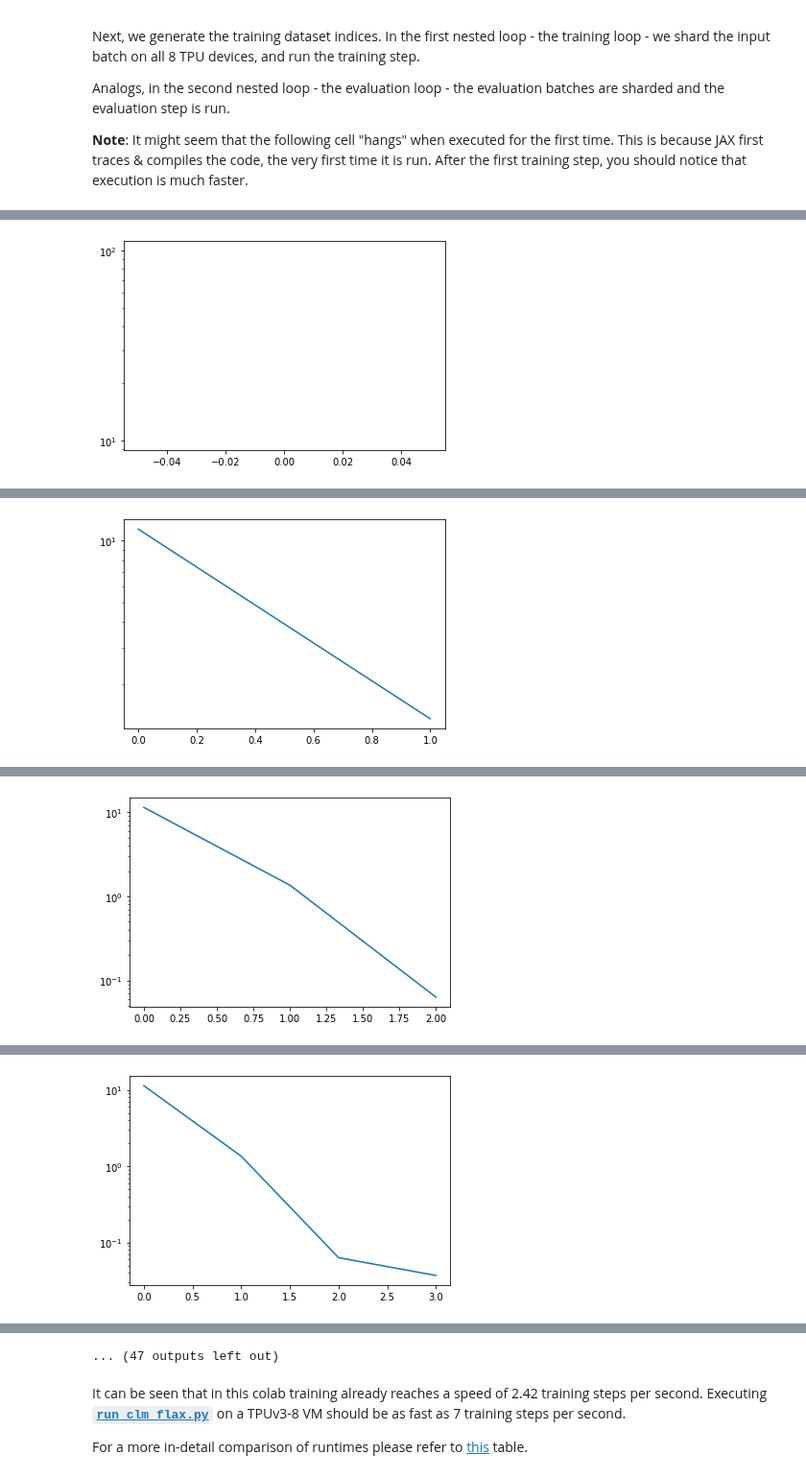
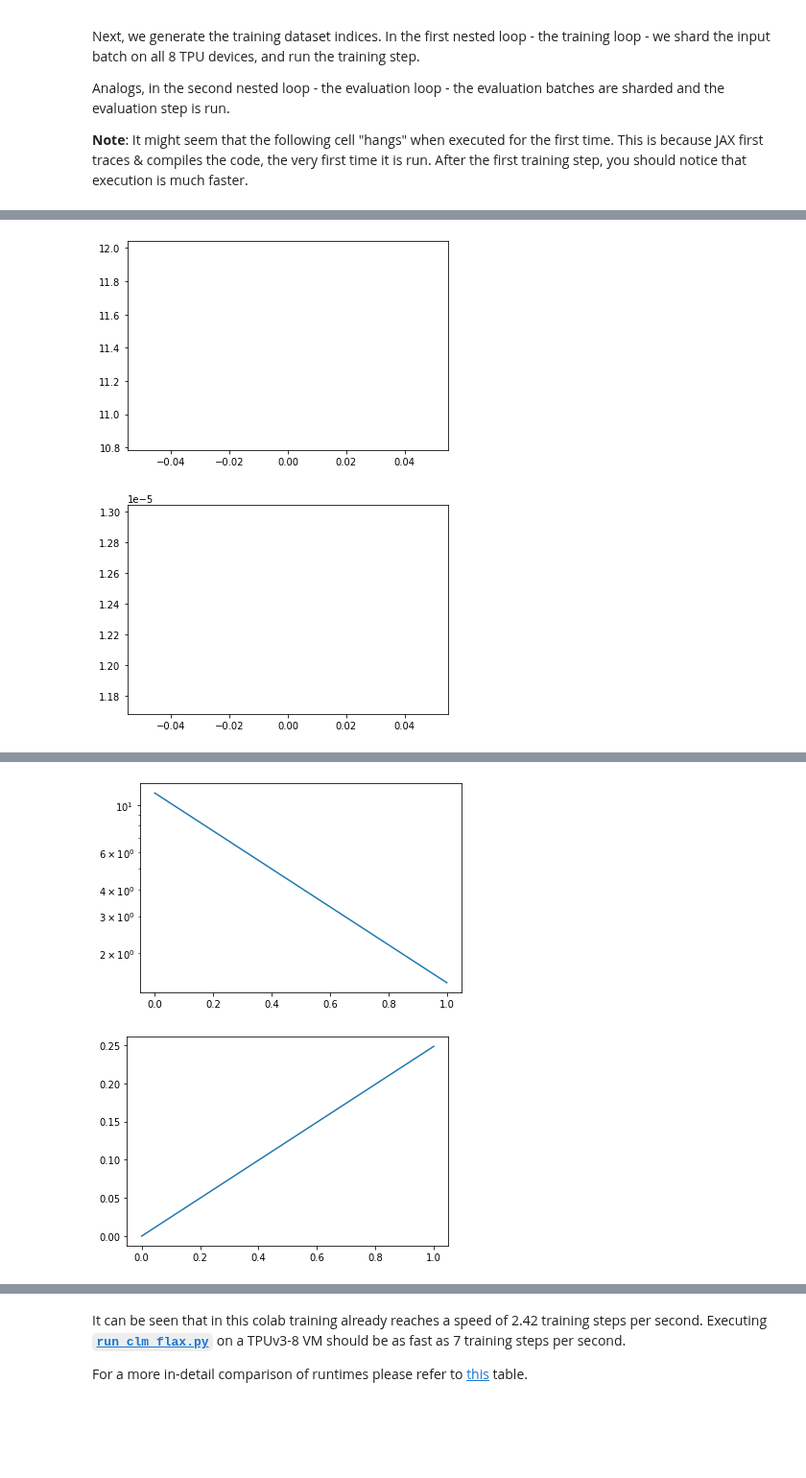
Before and after one commit to ethanabrooks/thesis-final-chapter, a Jupyter notebook: Thesis_Proposal_Colab.ipynb, the cells around one changed output, grey strips where cells are left out. Shown at 96% size. Cells and saved outputs as stored; diff of their text form; code cells hidden in the pictures; blank space fills up the shorter version.

```diff
--- a/Thesis_Proposal_Colab.ipynb
+++ b/Thesis_Proposal_Colab.ipynb
@@ -739,16 +748,21 @@ def train_step(state, batch, dropout_rng):
         labels = batch.pop("labels")
         logits = state.apply_fn(**batch, params=params, dropout_rng=dropout_rng, train=True)[0]
 
-        loss = optax.softmax_cross_entropy(logits[..., :-1, :], onehot(labels[..., 1:], logits.shape[-1])).mean()
-        return loss
+        logits = logits[..., :-1, :]
+        onehots = onehot(labels[..., 1:], logits.shape[-1])
 
-    grad_fn = jax.value_and_grad(loss_fn)
-    loss, grad = grad_fn(state.params)
+        loss = optax.softmax_cross_entropy(logits, onehots).mean()
+        probs = jax.nn.softmax(logits, axis=-1)
+        accuracy = (probs * onehots).sum(-1).mean()
+        return loss, dict(accuracy=accuracy)
+
+    grad_fn = jax.value_and_grad(loss_fn, has_aux=True)
+    (loss, aux), grad = grad_fn(state.params)
     grad = jax.lax.pmean(grad, "batch")
     new_state = state.apply_gradients(grads=grad)
 
     metrics = jax.lax.pmean(
-        {"loss": loss, "learning_rate": linear_decay_lr_schedule_fn(state.step)}, axis_name="batch"
+        {"loss": loss, "learning_rate": linear_decay_lr_schedule_fn(state.step), **aux}, axis_name="batch"
     )
 
     return new_state, metrics, new_dropout_rng
@@ -806,8 +816,7 @@ import seaborn as sns
 import matplotlib.pyplot as plt
 
 losses = []
-iterations = []
-iteration = 0
+accuracies = []
 
 for epoch in tqdm(range(1, num_epochs + 1), desc=f"Epoch ...", position=0, leave=True):
     rng, input_rng = jax.random.split(rng)
@@ -821,19 +830,19 @@ for epoch in tqdm(range(1, num_epochs + 1), desc=f"Epoch ...", position=0, leave
 
             progress_bar_train.update(1)
 
-        loss = train_metric['loss']
-        losses.extend(np.array(loss))
-        if np.mean(loss) == 0:
-          print('Done!')
-          break
-        iterations.extend(iteration * np.ones_like(loss))
+        loss = train_metric['loss'].mean()
+        losses.append(loss)
+        accuracy = train_metric['accuracy'].mean()
+        accuracies.append(accuracy)
         iteration += 1
         progress_bar_train.write(
-              f"Train... ({epoch}/{num_epochs} | Loss: {round(loss, 3)}, Learning Rate: {round(train_metric['learning_rate'].mean(), 6)})"
+              f"Train... ({epoch}/{num_epochs} | Accuracy: {round(accuracy, 3)} | Loss: {round(loss, 3)}, Learning Rate: {round(train_metric['learning_rate'].mean(), 6)})"
         )
-    sns.lineplot(iterations, losses)
+    plt.plot(losses, label='loss')
+    plt.show()
+    plt.plot(accuracies, label='accuracy')
+    plt.show()
     plt.yscale('log')
-    plt.show()
 
     # -- Eval --
     eval_loader = data_loader(input_rng, my_datasets["validation"], total_batch_size)
@@ -858 +866,2 @@ Train... (1/1000 | Loss: [11.384001 11.384001 11.384001 11.384001 11.384001 11.3
-[figure, old version]
+[figure, new version]
+[figure, new version]
@@ -860 +869,2 @@ Train... (2/1000 | Loss: [1.358 1.358 1.358 1.358 1.358 1.358 1.358 1.358], Lear
-[figure, old version]
+[figure, new version]
+[figure, new version]
@@ -862 +871,0 @@ Train... (3/1000 | Loss: [0.064 0.064 0.064 0.064 0.064 0.064 0.064 0.064], Lear
-[figure, old version]
@@ -864 +874,0 @@ Train... (4/1000 | Loss: [0.037 0.037 0.037 0.037 0.037 0.037 0.037 0.037], Lear
-[figure, old version]
@@ -869,4 +878,3 @@ Train... (6/1000 | Loss: [0.024 0.024 0.024 0.024 0.024 0.024 0.024 0.024], Lear
-... (47 outputs left out)
 # %% [markdown]
 It can be seen that in this colab training already reaches a speed of 2.42 training steps per second. Executing [**`run_clm_flax.py`**](https://github.com/huggingface/transformers/tree/master/examples/flax/language-modeling/run_clm_flax.py) on a TPUv3-8 VM should be as fast as 7 training steps per second.
 
```
Also changed, not shown: parts of 4 cells of this notebook.
